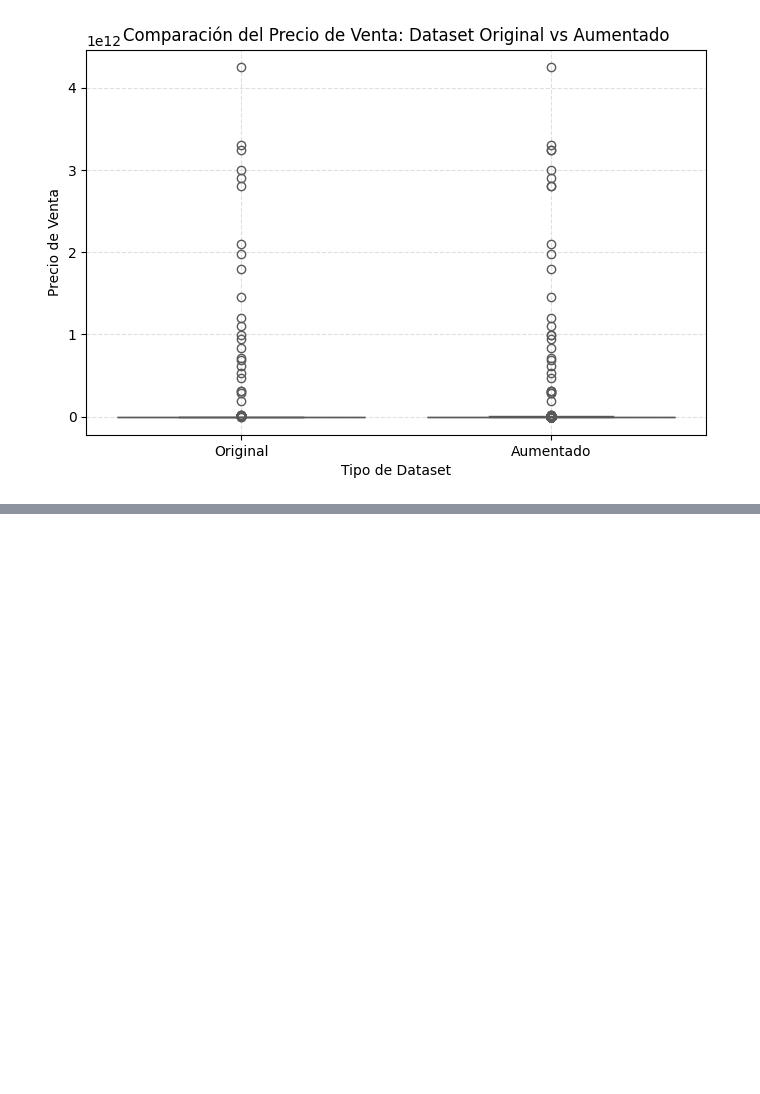
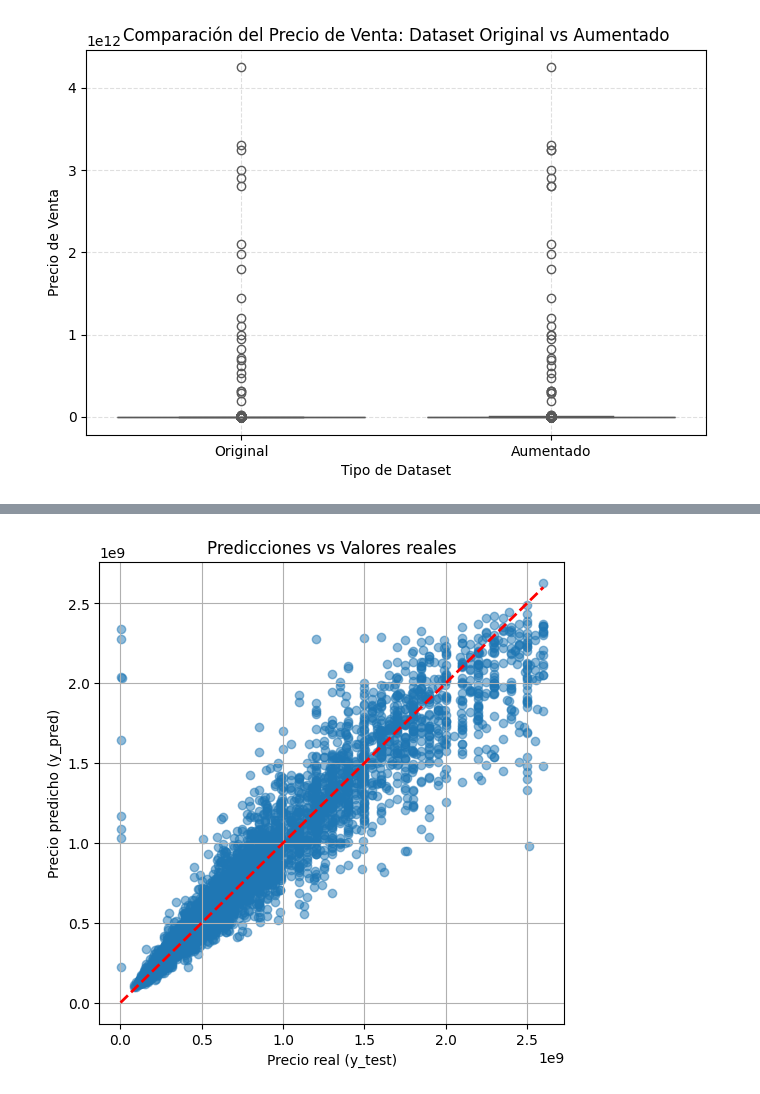
Before and after one commit to leodie1615/Taller2-Ciencia-Datos, a Jupyter notebook: taller2_final.ipynb, the cells around one changed output, grey strips where cells are left out. Saved outputs shown, nothing was run; the diff lists cells and outputs as text; code cells hidden in the pictures; blank space fills up the shorter version.

```diff
--- a/taller2_final.ipynb
+++ b/taller2_final.ipynb
@@ -1119,0 +356,14 @@ Hay una diferencia estadísticamente significativa en los tiempos de estadía en
+# %%
+for columns in ["area","administracion","precio_arriendo"]:
+    apartamentos_df_clean[columns]=np.log1p(apartamentos_df_clean[columns])
+# %%
+# Se elimina registros faltantes por seguridad
+df = apartamentos_df_clean.dropna()
+print(df.shape)
+
+# Variables
+X = df.drop(columns=['precio_venta'])
+y = df['precio_venta']
+# y = np.log1p(df['precio_venta'])
+# 60% train, 20% test, 20% validation
+X_train, X_test, y_train, y_test = train_test_split(X, y, test_size=0.3, random_state=42)
@@ -1119,0 +435,21 @@ Hay una diferencia estadísticamente significativa en los tiempos de estadía en
+# %%
+# Modelos optimizados
+best_rf = grid_rf.best_estimator_
+best_xgb = grid_xgb.best_estimator_
+
+# Predicciones
+rf_pred = best_rf.predict(X_test)
+xgb_pred = best_xgb.predict(X_test)
+
+# Métricas
+def evaluar_modelo(y_true, y_pred, nombre_modelo):
+    rmse = np.sqrt(mean_squared_error(y_true, y_pred))
+    r2 = r2_score(y_true, y_pred)
+    mae = mean_absolute_error(y_true, y_pred)
+    print(f"\n📊 {nombre_modelo}")
+    print(f"RMSE: {rmse:,.0f}")
+    print(f"R²: {r2:.3f}")
+    print(f"MAE: {mae:.3f}")
+
+evaluar_modelo(y_test, rf_pred, "Random Forest (Optimizado)")
+evaluar_modelo(y_test, xgb_pred, "XGBoost (Optimizado)")
@@ -1119,0 +466,12 @@ Hay una diferencia estadísticamente significativa en los tiempos de estadía en
+# %%
+plt.figure(figsize=(6,6))
+plt.scatter(y_test, xgb_pred, alpha=0.5)
+plt.plot([y_test.min(), y_test.max()], [y_test.min(), y_test.max()], 'r--', lw=2)
+
+plt.title('Predicciones vs Valores reales')
+plt.xlabel('Precio real (y_test)')
+plt.ylabel('Precio predicho (y_pred)')
+plt.grid(True)
+plt.show()
+# %% [output]
+[figure, added]
```
Also changed, not shown: parts of 96 cells of this notebook.
